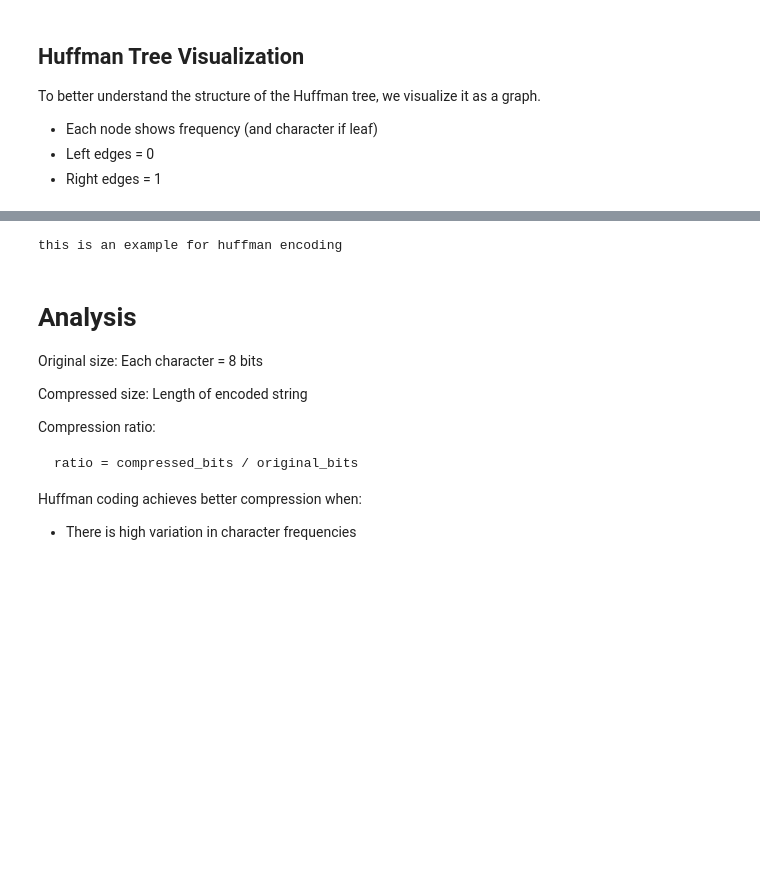
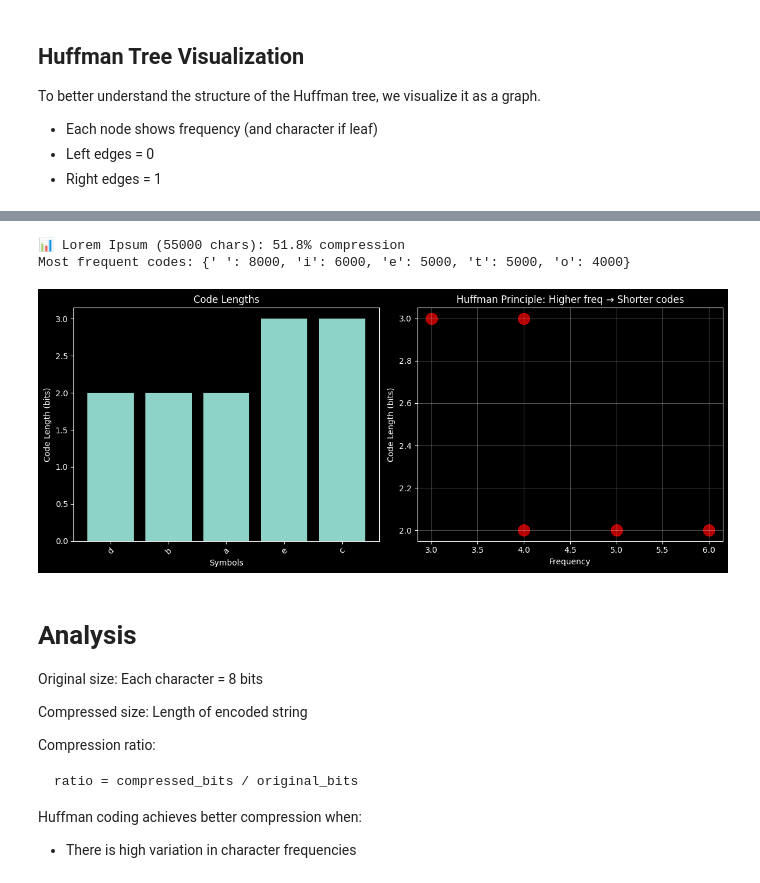
Before and after one commit to Emiliyan88/Huffman_Compression_Algorithm, a Jupyter notebook: Huffman_Compression_Algorithm.ipynb, the cells around one changed output, grey strips where cells are left out. Cells and saved outputs as stored; diff of their text form; code cells hidden in the pictures; blank space fills up the shorter version.

```diff
--- a/Huffman_Compression_Algorithm.ipynb
+++ b/Huffman_Compression_Algorithm.ipynb
@@ -61,5 +85,5 @@ Steps:
 # %%
-class Node:
+class HuffmanNode:
     def __init__(self, char, freq):
         self.char = char
         self.freq = freq
@@ -69,7 +93,8 @@ class Node:
     def __lt__(self, other):
         return self.freq < other.freq
 # %%
-def build_frequency(text):
+def build_frequency_table(text):
+    """Step 1: Symbol frequencies O(n)"""
     return Counter(text)
 # %% [markdown]
 ## Huffman Tree Visualization
@@ -119,4 +131,9 @@ def generate_codes(node, prefix="", codebook=None):
 # %%
-def encode(text, codebook):
-    return "".join(codebook[char] for char in text)
+def huffman_encode(text):
+    """Complete encoding pipeline"""
+    freq = build_frequency_table(text)
+    tree = build_huffman_tree(freq)
+    codes = generate_codes(tree)
+    encoded = ''.join(codes[c] for c in text)
+    return encoded, codes, freq
 # %%
@@ -157,12 +167,37 @@ def decompress(encoded, tree):
 # %%
-text = "this is an example for huffman encoding"
+# TEST 2: Realistic text (Lorem Ipsum x1000)
+lorem_text = "lorem ipsum dolor sit amet consectetur adipiscing elit " * 1000
+encoded_lorem, codes_lorem, freq_lorem = huffman_encode(lorem_text)
 
-encoded, tree, _ = compress(text)
-decoded = decompress(encoded, tree)
-
-print(decoded)
+lorem_ratio = (1 - len(encoded_lorem)/(len(lorem_text)*8)) * 100
+print(f"📊 Lorem Ipsum ({len(lorem_text)} chars): {lorem_ratio:.1f}% compression")
+print("Most frequent codes:", dict(list(freq_lorem.most_common(5))))
 # %% [output]
-this is an example for huffman encoding
+📊 Lorem Ipsum (55000 chars): 51.8% compression
+Most frequent codes: {' ': 8000, 'i': 6000, 'e': 5000, 't': 5000, 'o': 4000}
+# %%
+# Visualization 1: Frequency vs Code Length (Core Huffman principle)
+chars = list(codes.keys())
+code_lengths = [len(codes[c]) for c in chars]
+frequencies = [freq[c] for c in chars]
+
+plt.figure(figsize=(12, 5))
+
+plt.subplot(1, 2, 1)
+plt.bar(range(len(chars)), code_lengths)
+plt.xlabel('Symbols'); plt.ylabel('Code Length (bits)')
+plt.title('Code Lengths'); plt.xticks(range(len(chars)), chars, rotation=45)
+
+plt.subplot(1, 2, 2)
+plt.scatter(frequencies, code_lengths, s=200, c='red', alpha=0.7)
+plt.xlabel('Frequency'); plt.ylabel('Code Length (bits)')
+plt.title('Huffman Principle: Higher freq → Shorter codes')
+plt.grid(True, alpha=0.3)
+
+plt.tight_layout()
+plt.show()
+# %% [output]
+[figure, added]
 # %% [markdown]
 # Analysis
 
```
Also changed, not shown: parts of 11 cells of this notebook, 1 other file.
